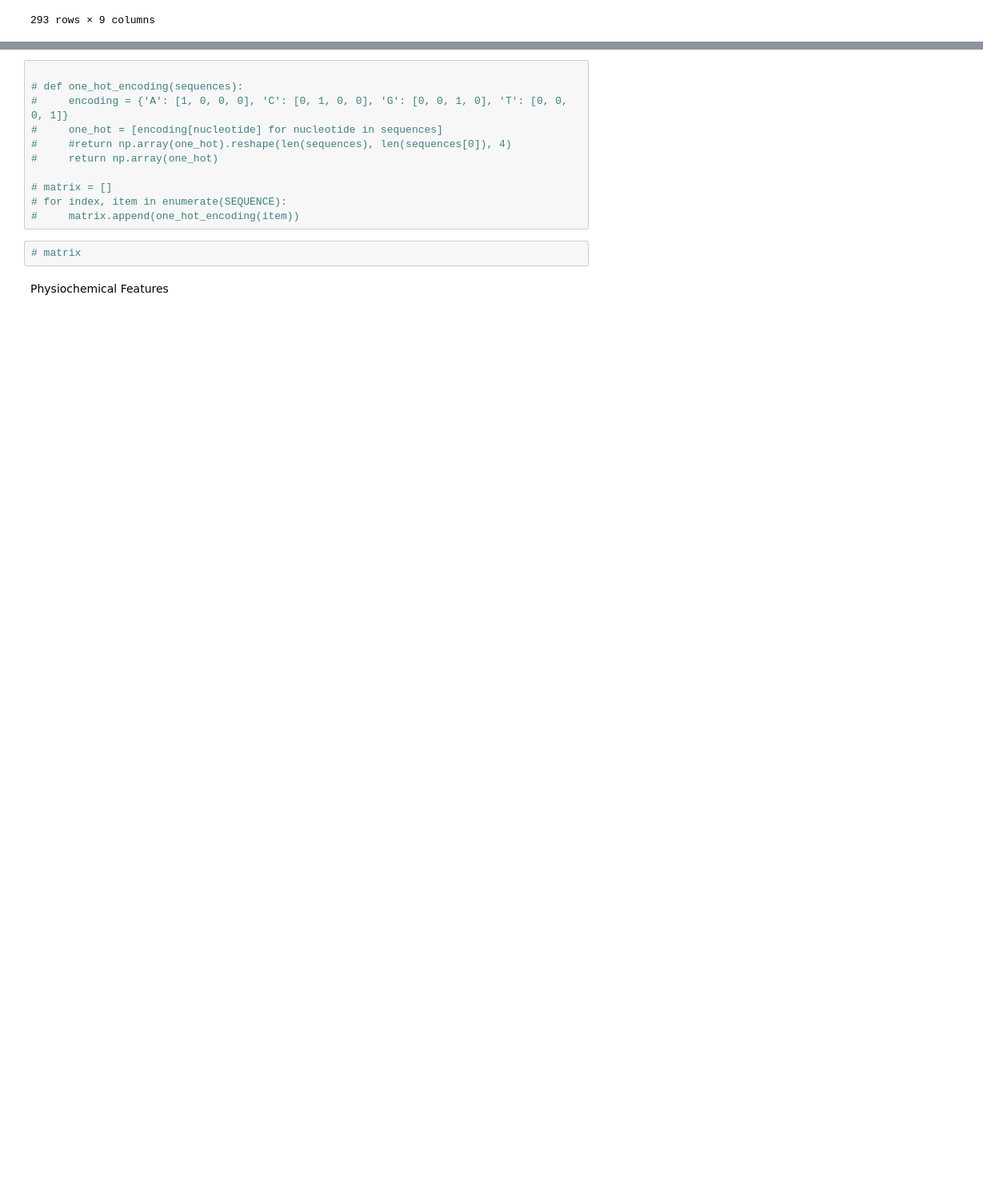
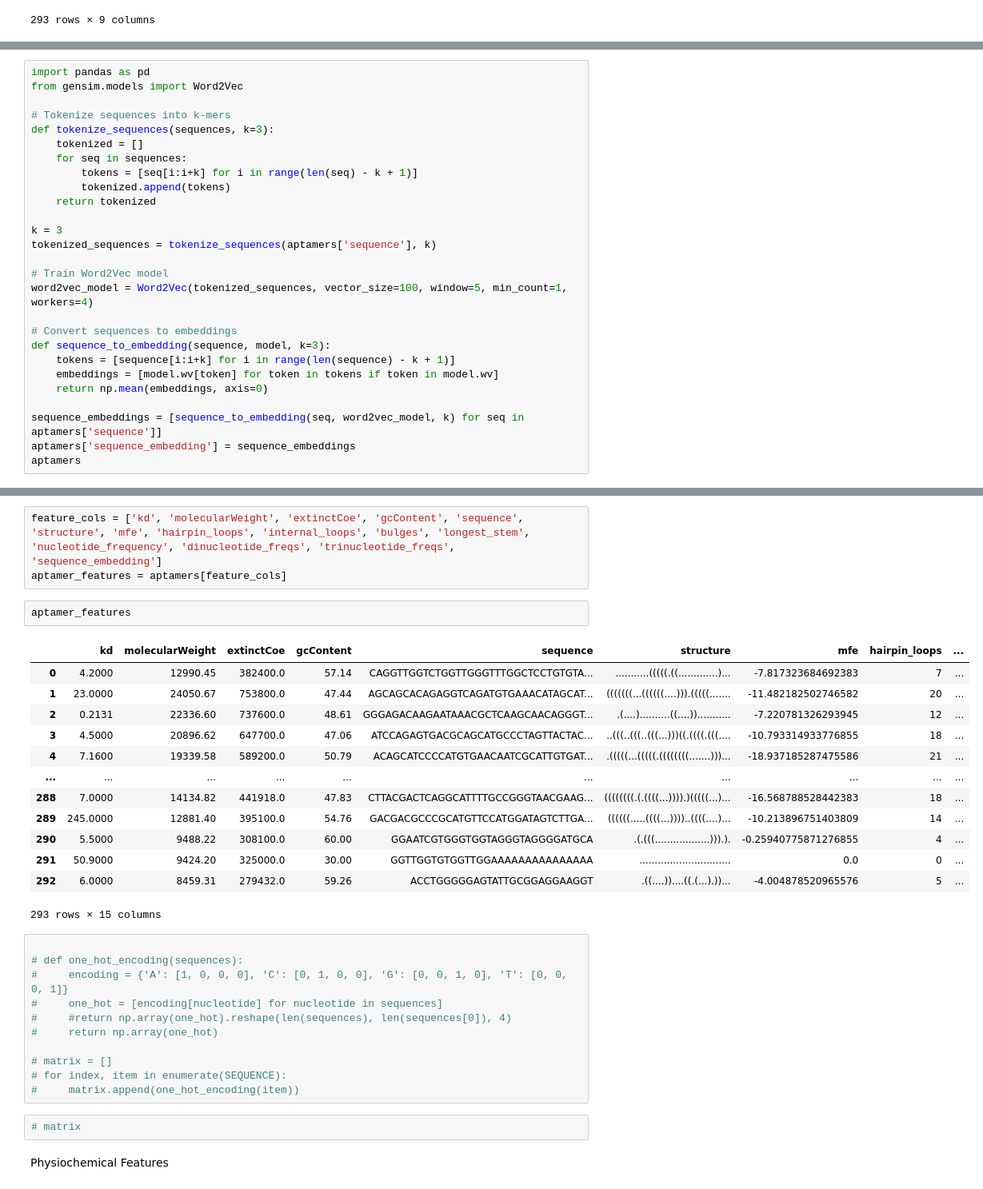
Before and after one commit to andmedina/aptafind, a Jupyter notebook: features.ipynb, the cells around one changed output, grey strips where cells are left out. Shown: that part at 80% size. Saved outputs shown, nothing was run; the diff lists cells and outputs as text; blank space fills up the shorter version.

```diff
--- a/features.ipynb
+++ b/features.ipynb
@@ -285,0 +390,27 @@ for meme_motifs in all_motifs:
+# %%
+import pandas as pd
+from gensim.models import Word2Vec
+
+# Tokenize sequences into k-mers
+def tokenize_sequences(sequences, k=3):
+    tokenized = []
+    for seq in sequences:
+        tokens = [seq[i:i+k] for i in range(len(seq) - k + 1)]
+        tokenized.append(tokens)
+    return tokenized
+
+k = 3
+tokenized_sequences = tokenize_sequences(aptamers['sequence'], k)
+
+# Train Word2Vec model
+word2vec_model = Word2Vec(tokenized_sequences, vector_size=100, window=5, min_count=1, workers=4)
+
+# Convert sequences to embeddings
+def sequence_to_embedding(sequence, model, k=3):
+    tokens = [sequence[i:i+k] for i in range(len(sequence) - k + 1)]
+    embeddings = [model.wv[token] for token in tokens if token in model.wv]
+    return np.mean(embeddings, axis=0)
+
+sequence_embeddings = [sequence_to_embedding(seq, word2vec_model, k) for seq in aptamers['sequence']]
+aptamers['sequence_embedding'] = sequence_embeddings
+aptamers
@@ -286,3 +533,22 @@ for meme_motifs in all_motifs:
+# %%
+feature_cols = ['kd', 'molecularWeight', 'extinctCoe', 'gcContent', 'sequence', 'structure', 'mfe', 'hairpin_loops', 'internal_loops', 'bulges', 'longest_stem', 'nucleotide_frequency', 'dinucleotide_freqs', 'trinucleotide_freqs', 'sequence_embedding']
+aptamer_features = aptamers[feature_cols]
+# %%
+aptamer_features
+# %% [output]
+|  | kd | molecularWeight | extinctCoe | gcContent | sequence | structure | mfe | hairpin_loops | ... |
+| 0 | 4.2000 | 12990.45 | 382400.0 | 57.14 | CAGGTTGGTCTGGTTGGGTTTGGCTCCTGTGTA... | ...........(((((.((.............)... | -7.817323684692383 | 7 | ... |
+| 1 | 23.0000 | 24050.67 | 753800.0 | 47.44 | AGCAGCACAGAGGTCAGATGTGAAACATAGCAT... | (((((((...((((((....))).(((((....... | -11.482182502746582 | 20 | ... |
+| 2 | 0.2131 | 22336.60 | 737600.0 | 48.61 | GGGAGACAAGAATAAACGCTCAAGCAACAGGGT... | .(....)..........((....))........... | -7.220781326293945 | 12 | ... |
+| 3 | 4.5000 | 20896.62 | 647700.0 | 47.06 | ATCCAGAGTGACGCAGCATGCCCTAGTTACTAC... | ..(((..(((..(((...)))((.((((.(((.... | -10.793314933776855 | 18 | ... |
+| 4 | 7.1600 | 19339.58 | 589200.0 | 50.79 | ACAGCATCCCCATGTGAACAATCGCATTGTGAT... | .(((((...(((((.((((((((.......)))... | -18.937185287475586 | 21 | ... |
+| ... | ... | ... | ... | ... | ... | ... | ... | ... | ... |
+| 288 | 7.0000 | 14134.82 | 441918.0 | 47.83 | CTTACGACTCAGGCATTTTGCCGGGTAACGAAG... | ((((((((.(.((((...)))).)(((((...)... | -16.568788528442383 | 18 | ... |
+| 289 | 245.0000 | 12881.40 | 395100.0 | 54.76 | GACGACGCCCGCATGTTCCATGGATAGTCTTGA... | ((((((.....((((...))))..((((....)... | -10.213896751403809 | 14 | ... |
+| 290 | 5.5000 | 9488.22 | 308100.0 | 60.00 | GGAATCGTGGGTGGTAGGGTAGGGGATGCA | .(.(((..................))).). | -0.25940775871276855 | 4 | ... |
+| 291 | 50.9000 | 9424.20 | 325000.0 | 30.00 | GGTTGGTGTGGTTGGAAAAAAAAAAAAAAA | .............................. | 0.0 | 0 | ... |
+| 292 | 6.0000 | 8459.31 | 279432.0 | 59.26 | ACCTGGGGGAGTATTGCGGAGGAAGGT | .((....))....((.(...).))... | -4.004878520965576 | 5 | ... |
+293 rows × 15 columns
 # %%
 
 # def one_hot_encoding(sequences):
```
Also changed, not shown: parts of 12 cells of this notebook.
